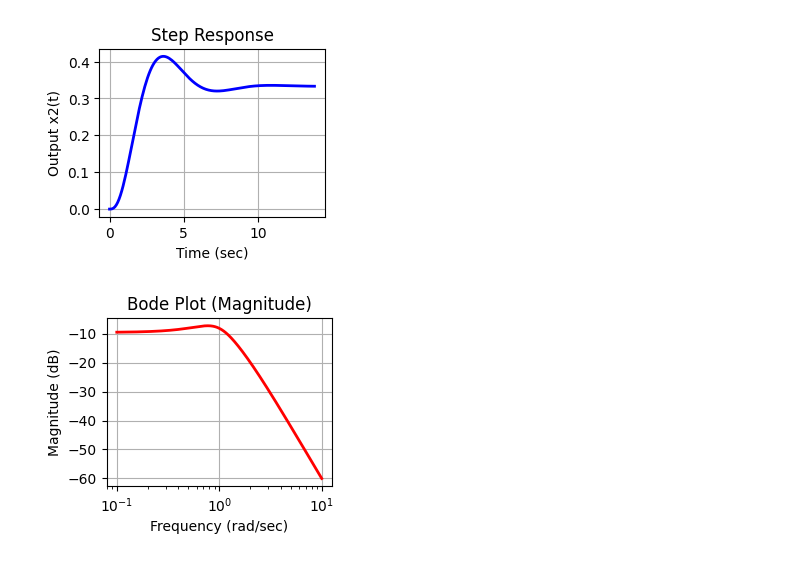
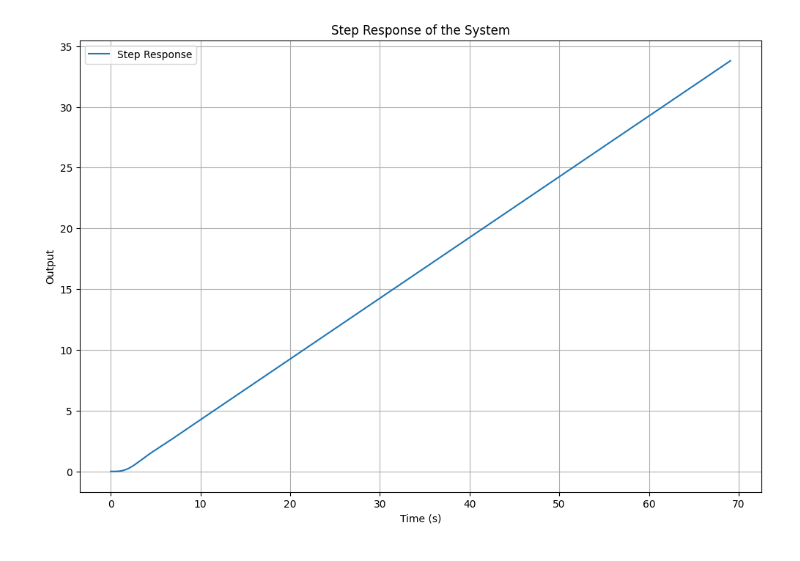
Before and after one commit to jiosmattlaluyan-glitch/Feedback-and-Control, a Jupyter notebook: Problem_no.2.ipynb, the cells around one changed output. Cells and saved outputs as stored; diff of their text form; code cells hidden in the pictures.

```diff
--- a/Problem_no.2.ipynb
+++ b/Problem_no.2.ipynb
@@ -6,8 +5,8 @@ import numpy as np
 # %%
-# Define the transfer function coefficients
-# G(s) = (s + 1) / (s^4 + 4s^3 + 7s^2 + 6s + 3)
-num = [1, 1]
-den = [1, 4, 7, 6, 3]
+# Define Transfer Function coefficients
+# G(s) = 1 / (s^4 + 2s^3 + 3s^2 + 2s)
+num = [1]
+den = [1, 2, 3, 2, 0]
 # %%
-# Create the transfer function object
-sys = ctrl.TransferFunction(num, den)
+# Create the system transfer function
+system = ctrl.TransferFunction(num, den)
@@ -47,22 +44,13 @@ plt.grid(True)
 # %%
-# Step Response
-plt.subplot(2, 2, 2)
-t, y = ctrl.step_response(sys)
-plt.plot(t, y, 'b', linewidth=2)
-plt.title('Step Response')
-plt.xlabel('Time (sec)')
-plt.ylabel('Output x2(t)')
+# Plot 1: Step Response
+plt.figure(figsize=(12, 8))
+t, y = ctrl.step_response(system)
+plt.plot(t, y, label='Step Response')
+plt.title('Step Response of the System')
+plt.xlabel('Time (s)')
+plt.ylabel('Output')
 plt.grid(True)
+plt.legend()
+plt.show()
 # %% [output]
-[figure, old version]
+[figure, new version]
-# %%
-# Bode Plot - Magnitude
-plt.subplot(2, 2, 3)
-mag, phase, omega = ctrl.bode_plot(sys, plot=False)
-plt.semilogx(omega, 20 * np.log10(mag), 'r', linewidth=2)
-plt.title('Bode Plot (Magnitude)')
-plt.xlabel('Frequency (rad/sec)')
-plt.ylabel('Magnitude (dB)')
-plt.grid(True)
-# %% [output]
-[figure, removed]
```
Also changed, not shown: parts of 9 cells of this notebook, 4 other files.
